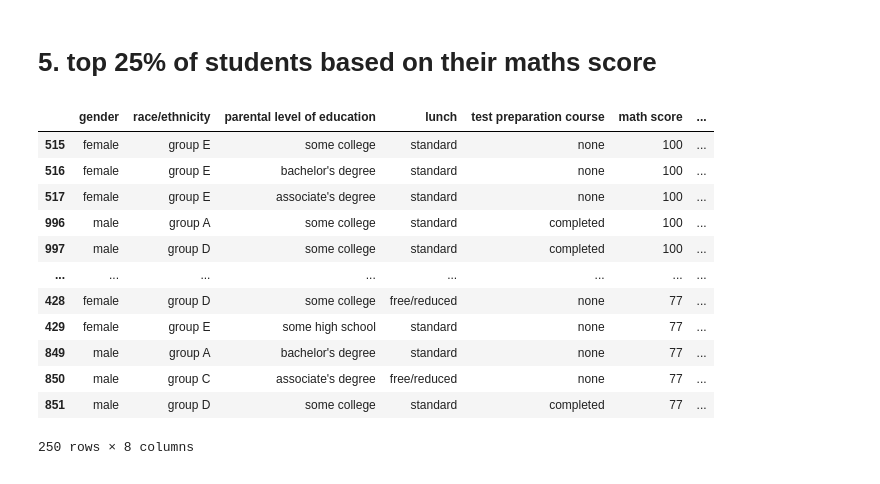
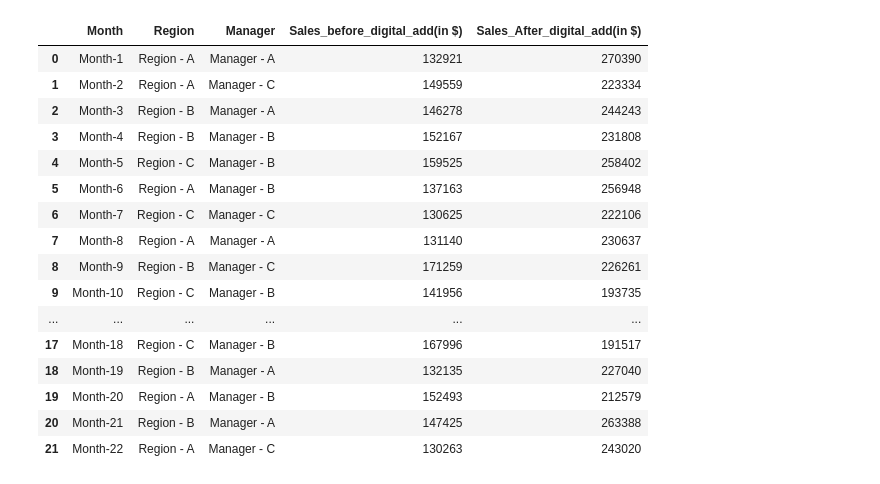
Before and after one commit to midhuna12/lark_activity, a Jupyter notebook: casestudy.ipynb, the cells around one changed output. Saved outputs shown, nothing was run; the diff lists cells and outputs as text; code cells hidden in the pictures.

```diff
--- a/casestudy.ipynb
+++ b/casestudy.ipynb
@@ -202,18 +0,0 @@ sns.boxplot(x='test preparation course',y='reading score',data=auto)
-# %% [markdown]
-# 5. top 25% of students based on their maths score
-# %%
-auto.nlargest(250,'math score')
-# %% [output]
-|  | gender | race/ethnicity | parental level of education | lunch | test preparation course | math score | ... |
-| 515 | female | group E | some college | standard | none | 100 | ... |
-| 516 | female | group E | bachelor's degree | standard | none | 100 | ... |
-| 517 | female | group E | associate's degree | standard | none | 100 | ... |
-| 996 | male | group A | some college | standard | completed | 100 | ... |
-| 997 | male | group D | some college | standard | completed | 100 | ... |
-| ... | ... | ... | ... | ... | ... | ... | ... |
-| 428 | female | group D | some college | free/reduced | none | 77 | ... |
-| 429 | female | group E | some high school | standard | none | 77 | ... |
-| 849 | male | group A | bachelor's degree | standard | none | 77 | ... |
-| 850 | male | group C | associate's degree | free/reduced | none | 77 | ... |
-| 851 | male | group D | some college | standard | completed | 77 | ... |
-250 rows × 8 columns
@@ -219,0 +7,21 @@ auto.nlargest(250,'math score')
+# %%
+auto=pd.read_csv('sale.csv')
+auto
+# %% [output]
+|  | Month | Region | Manager | Sales_before_digital_add(in $) | Sales_After_digital_add(in $) |
+| 0 | Month-1 | Region - A | Manager - A | 132921 | 270390 |
+| 1 | Month-2 | Region - A | Manager - C | 149559 | 223334 |
+| 2 | Month-3 | Region - B | Manager - A | 146278 | 244243 |
+| 3 | Month-4 | Region - B | Manager - B | 152167 | 231808 |
+| 4 | Month-5 | Region - C | Manager - B | 159525 | 258402 |
+| 5 | Month-6 | Region - A | Manager - B | 137163 | 256948 |
+| 6 | Month-7 | Region - C | Manager - C | 130625 | 222106 |
+| 7 | Month-8 | Region - A | Manager - A | 131140 | 230637 |
+| 8 | Month-9 | Region - B | Manager - C | 171259 | 226261 |
+| 9 | Month-10 | Region - C | Manager - B | 141956 | 193735 |
+| ... | ... | ... | ... | ... | ... |
+| 17 | Month-18 | Region - C | Manager - B | 167996 | 191517 |
+| 18 | Month-19 | Region - B | Manager - A | 132135 | 227040 |
+| 19 | Month-20 | Region - A | Manager - B | 152493 | 212579 |
+| 20 | Month-21 | Region - B | Manager - A | 147425 | 263388 |
+| 21 | Month-22 | Region - A | Manager - C | 130263 | 243020 |
```
Also changed, not shown: parts of 53 cells of this notebook.
